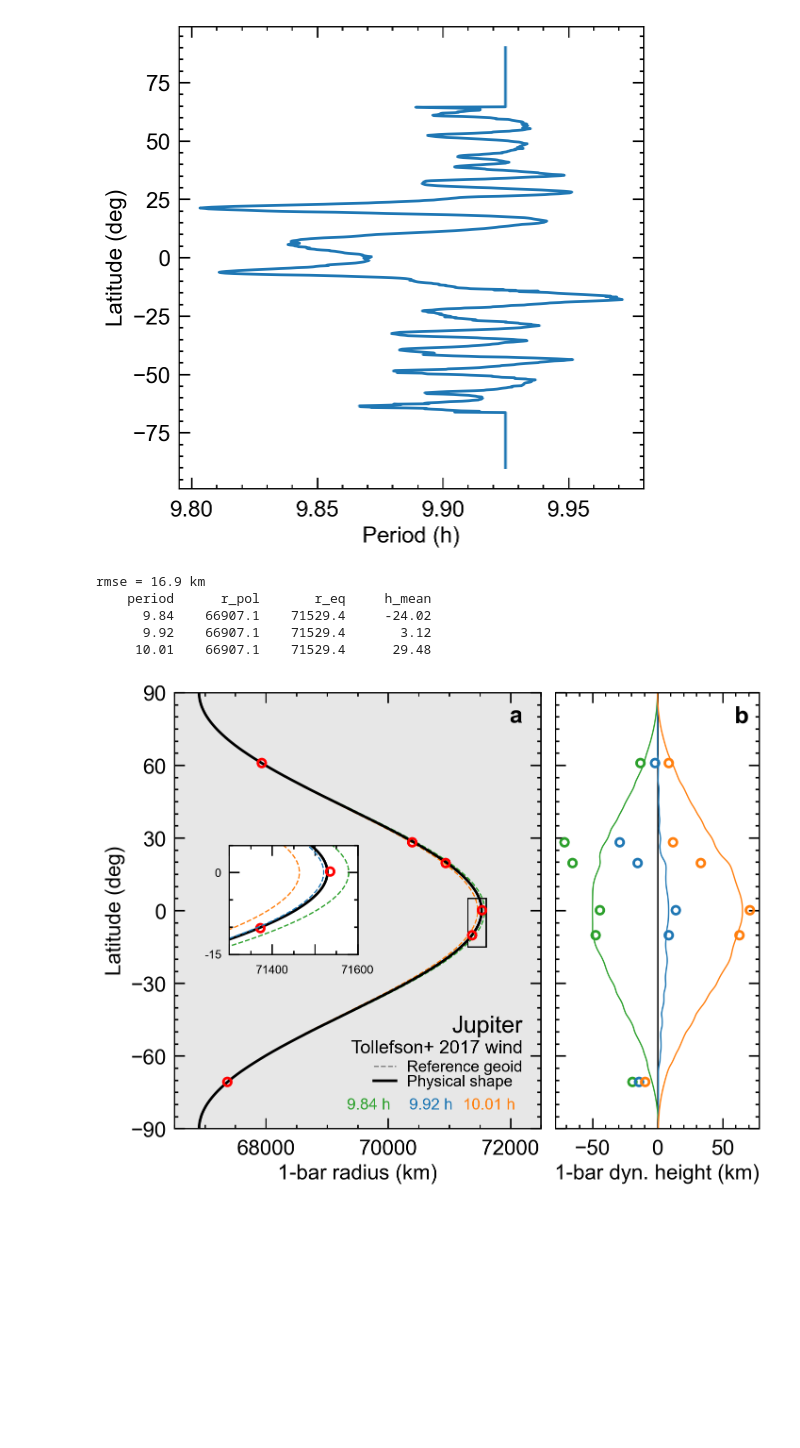
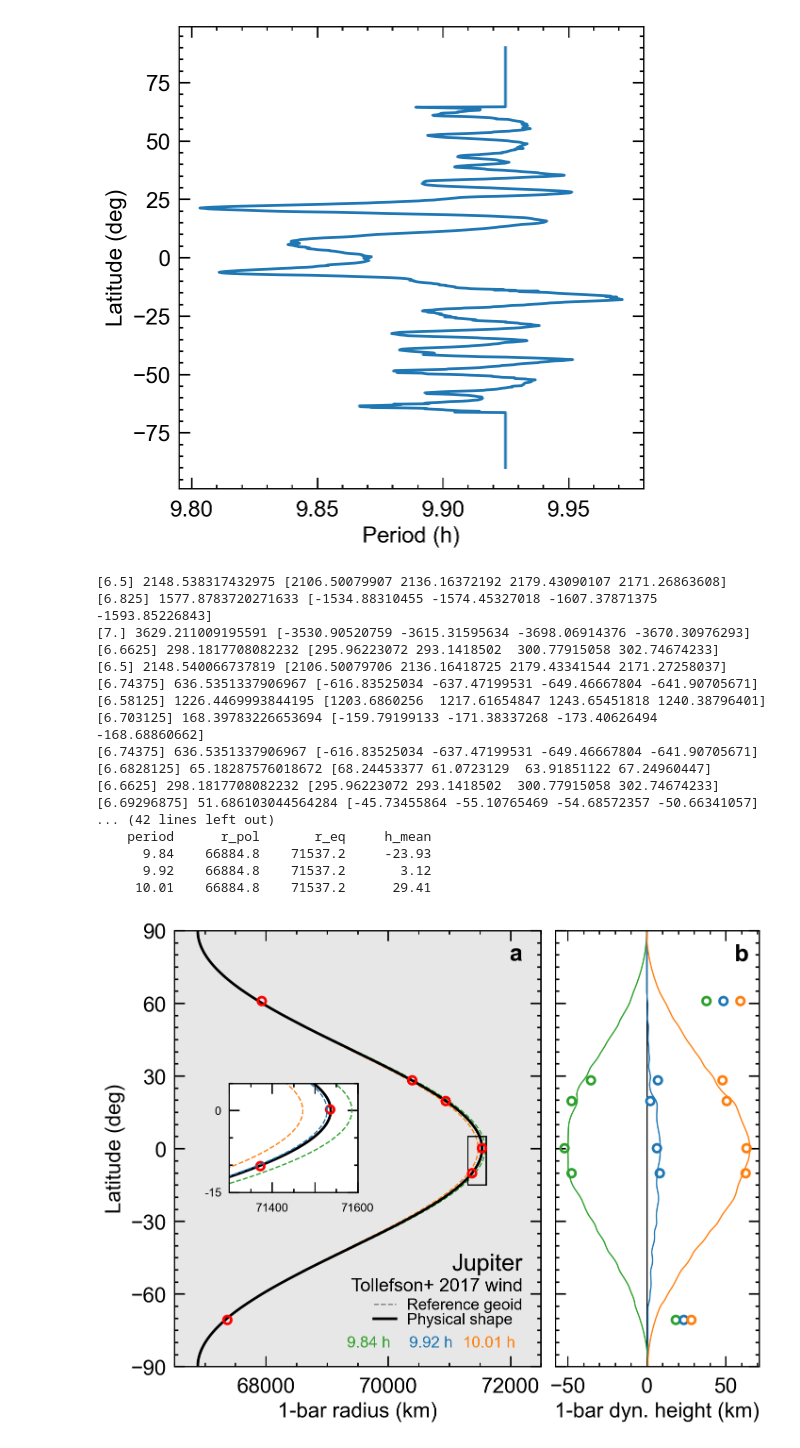
Before and after one commit to chkvch/giant-planet-geoids, a Jupyter notebook: jupiter_shape.ipynb, the cells around one changed output. Drawn from its saved outputs; the diff is of its cells as text; code cells hidden in the pictures; blank space fills up the shorter version.

Commit message:
update uranus fits to rmse rather than single occultation; minor bugfix in legendre derivatives

```diff
--- a/jupiter_shape.ipynb
+++ b/jupiter_shape.ipynb
@@ -117,7 +117,7 @@ colors = 'tab:green', 'tab:blue', 'tab:orange'
 
 if False: # simply fit the occultation closest to the equator
     r_pol = 70000e5
-    for i in range(10):
+    for i in range(20):
         g = geoid.geoid(r_pol, jn, r_ref, gm, omega=omega) # note, no presumed rigid rotation period enters the calculation
 
         # compare to data and adjust r_pol
@@ -138,14 +138,26 @@ else:
     def rmse(x):
         r_pol = x[0] * 1e9
         g = geoid.geoid(r_pol, jn, r_ref, gm, omega=omega) # note, no presumed rigid rotation period enters the calculation
-        squared_errors = np.array([ (_r - np.interp(_lat, g.lat[::-1], 1e-5 * g.r[::-1])) ** 2 for occ, (_lat, _r) in occultation_radii.items()])
-        return np.sqrt(np.mean(squared_errors))
-    sol = minimize(rmse, np.array([6.5]), method='Powell', bounds=[[6, 7]], tol=1e-2)
+        errors = np.array([ (_r - np.interp(_lat, g.lat[::-1], 1e-5 * g.r[::-1])) for occ, (_lat, _r) in occultation_radii.items()])
+        # omit the northernmost and southernmost occultation; the adopted rotation profile makes it impossible to fit these
+        errors = errors[1:-1]
+        _rmse = np.sqrt(np.mean(errors ** 2))
+        # print(f'\r{x} {_rmse}', end=' '*20)
+        print(f'{x} {_rmse}', errors)
+        return _rmse
+    # sol = minimize(rmse, np.array([6.5]), method='Powell', bounds=[[6, 7]], tol=1e-3)
+    sol = minimize(rmse, np.array([6.5]), method='Nelder-Mead', bounds=[[6, 7]])
+    print()
     print(f'rmse = {sol.fun:.1f} km')
     r_pol = sol.x[0] * 1e9
 
     # get final shape for optimized r_pol
     g = geoid.geoid(r_pol, jn, r_ref, gm, omega=omega)
+
+# compute full rmse including the occultations that were skipped
+errors = np.array([ (_r - np.interp(_lat, g.lat[::-1], 1e-5 * g.r[::-1])) for occ, (_lat, _r) in occultation_radii.items()])
+_rmse = np.sqrt(np.mean(errors ** 2))
+print(f'rmse = {_rmse:.1f} km including all occultations')
 
 ax[0].plot(1e-5 * g.r, g.lat, 'k-')
 ax_inset.plot(1e-5 * g.r, g.lat, 'k-')
@@ -165,38 +177,57 @@ for ip, p_rot_h in enumerate(periods):
     color = colors[ip]
 
     ax[0].plot(1e-5 * g_ref.r, g.lat, '--', color=color, lw=1, zorder=0)
     ax_inset.plot(1e-5 * g_ref.r, g.lat, '--', color=color, lw=1)
 
     h = g.r - g_ref.r
     h_mean = -1. / 180 * trapezoid(h, x=g.lat)
 
     ax[1].plot(1e-5 * h, g.lat, '-', color=color, lw=1)
     for occ, (latitude, radius) in occultation_radii.items():
         h_occ = np.interp(latitude, g.lat[::-1], radius - 1e-5 * g_ref.r[::-1])
         ax[1].plot(h_occ, latitude, 'o', color=color, mfc='none', mew=2)
         # ax[1].hlines(latitude, h_occ - 15, h_occ + 15, color=color, lw=1, zorder=-1)
 
     ax[0].text(0.59 + 0.17 * ip, 0.07, f'{p_rot_h:.2f} h', color=color, fontsize=12, ha='right', va='top', transform=ax[0].transAxes)
     print(f'{p_rot_h:10.2f} {1e-5*r_pol:10.1f} {1e-5*r_eq:10.1f} {1e-5 * h_mean:10.2f}')
 
 ax[0].plot([], '--', color='tab:grey', lw=1, label='Reference geoid')
 # ax[0].plot([], 'k-', lw=1, label='Isobaric surface')
 ax[0].plot([], 'k-', label='Physical shape')
 ax[0].legend(loc=4, bbox_to_anchor=(0.988, 0.057), fontsize=12)
 ax[0].text(0.95, 0.21, 'Jupiter', ha='right', va='bottom', fontsize=18, transform=ax[0].transAxes)
 ax[0].text(0.95, 0.165, 'Tollefson+ 2017 wind', ha='right', va='bottom', fontsize=14, transform=ax[0].transAxes)
 
 for iax, c in enumerate('ab'):
     ax[iax].text(0.95, 0.97, c, weight='bold', fontsize=18, ha='right', va='top', transform=ax[iax].transAxes)
 
 plt.savefig('figures/jupiter_optimize_rpol.pdf')
+
+# rmse = 3.3 km
+# rmse = 21.8 km including all occultations
+#     period      r_pol       r_eq     h_mean
+#       9.84    66884.8    71537.2     -23.93
+#       9.92    66884.8    71537.2       3.12
+#      10.01    66884.8    71537.2      29.41
 # %% [output]
-rmse = 16.9 km
+[6.5] 2148.538317432975 [2106.50079907 2136.16372192 2179.43090107 2171.26863608]
+[6.825] 1577.8783720271633 [-1534.88310455 -1574.45327018 -1607.37871375 -1593.85226843]
+[7.] 3629.211009195591 [-3530.90520759 -3615.31595634 -3698.06914376 -3670.30976293]
+[6.6625] 298.1817708082232 [295.96223072 293.1418502  300.77915058 302.74674233]
+[6.5] 2148.540066737819 [2106.50079706 2136.16418725 2179.43341544 2171.27258037]
+[6.74375] 636.5351337906967 [-616.83525034 -637.47199531 -649.46667804 -641.90705671]
+[6.58125] 1226.4469993844195 [1203.6860256  1217.61654847 1243.65451818 1240.38796401]
+[6.703125] 168.39783226653694 [-159.79199133 -171.38337268 -173.40626494 -168.68860662]
+[6.74375] 636.5351337906967 [-616.83525034 -637.47199531 -649.46667804 -641.90705671]
+[6.6828125] 65.18287576018672 [68.24453377 61.0723129  63.91851122 67.24960447]
+[6.6625] 298.1817708082232 [295.96223072 293.1418502  300.77915058 302.74674233]
+[6.69296875] 51.686103044564284 [-45.73455864 -55.10765469 -54.68572357 -50.66341057]
+... (42 lines left out)
     period      r_pol       r_eq     h_mean
-      9.84    66907.1    71529.4     -24.02
-      9.92    66907.1    71529.4       3.12
-     10.01    66907.1    71529.4      29.48
+      9.84    66884.8    71537.2     -23.93
+      9.92    66884.8    71537.2       3.12
+     10.01    66884.8    71537.2      29.41
-[figure, old version]
+[figure, new version]
 # %%
 # same for a larger +/- 1h period span
 
```
Also changed, not shown: parts of 3 cells of this notebook, 4 other files.
